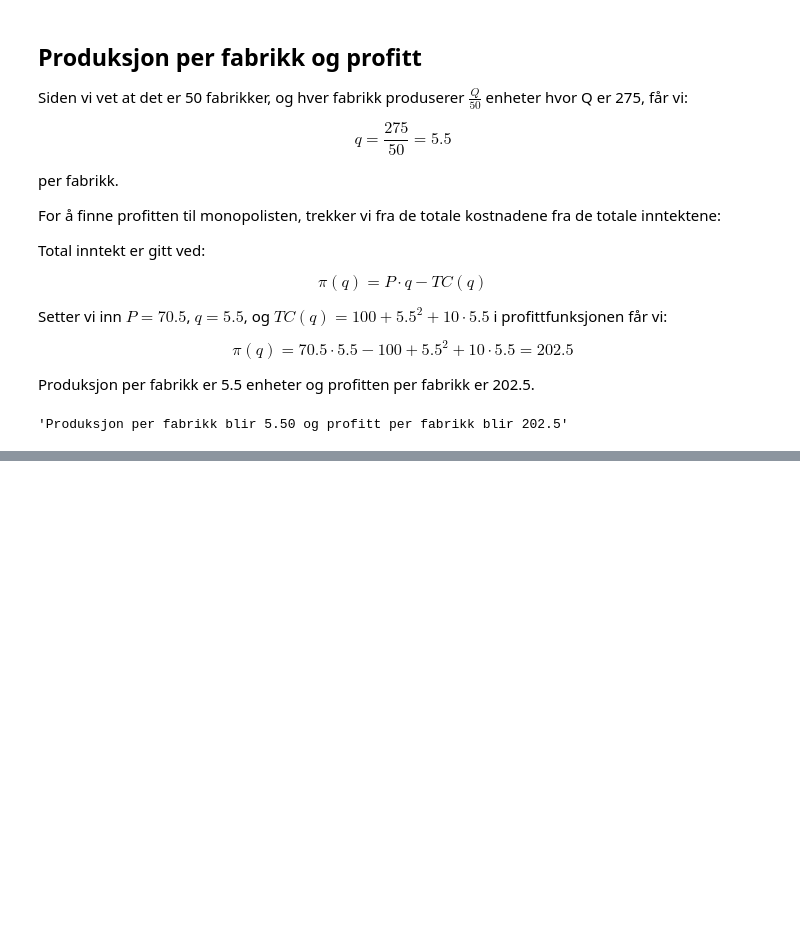
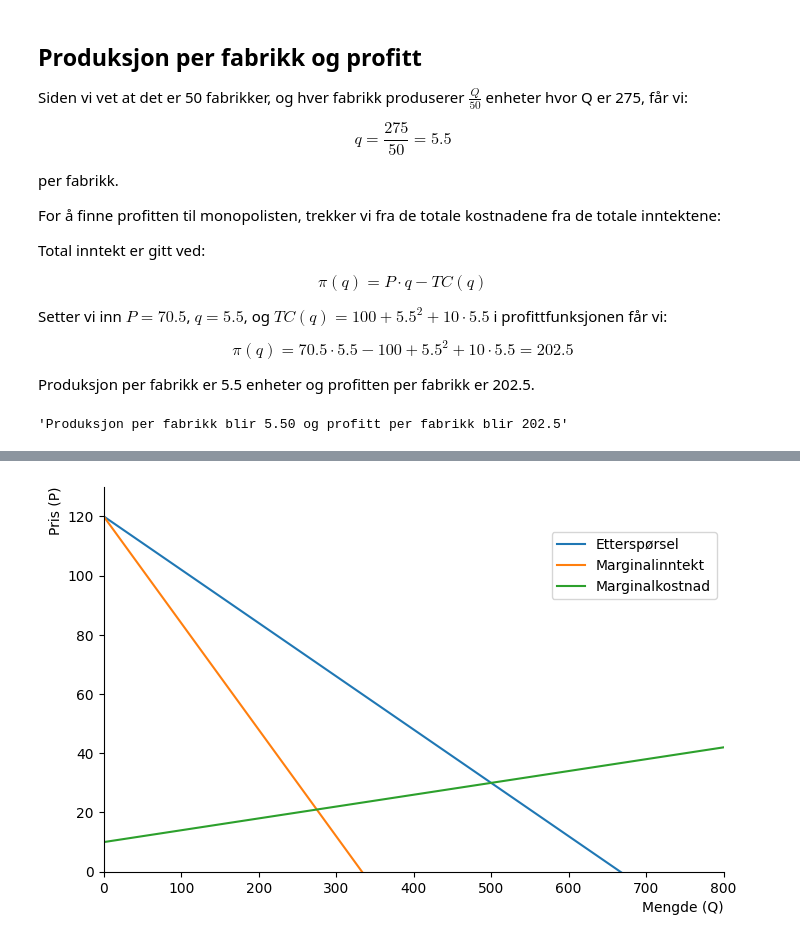
Before and after one commit to DanielFabioG/SOK-2030-Seminar, a Jupyter notebook: Seminar1.ipynb, the cells around one changed output, grey strips where cells are left out. Drawn from its saved outputs; the diff is of its cells as text; code cells hidden in the pictures; blank space fills up the shorter version.

```diff
--- a/Seminar1.ipynb
+++ b/Seminar1.ipynb
@@ -366,0 +370,36 @@ f'Produksjon per fabrikk blir {Optimal_q} og profitt per fabrikk blir {Profitt_p
+# %%
+# Invers etterspørsel har vi regnet ut tidligere
+def invers_etterspørsel(a, b, Q):
+    return a - (b*Q)
+# Marginalinntekt er den deriverte av totalinntekten
+def MR(a, b, Q):
+    return a - (2*b*Q)
+# Marginalkostnad er den deriverte av totalkostnaden
+def MC(Q):
+    return 10+(Q/25)
+
+#Q-verdier
+Q = np.linspace(0.001, 1000, 1000)
+
+
+#funksjon for å skape akse
+def create_ax():
+                fig, ax = plt.subplots(figsize=(8, 5))
+                ax.set_ylabel('Pris (P)', loc='top', rotation=90)
+                ax.set_xlabel('Mengde (Q)', loc='right')
+                ax.spines['top'].set_color('none')
+                ax.spines['right'].set_color('none')
+                return fig, ax
+
+
+fig, ax = create_ax()
+ax.plot(Q, invers_etterspørsel(120, 9/50, Q), label="Etterspørsel")
+ax.plot(Q, MR(120, 9/50, Q), label="Marginalinntekt")
+ax.plot(Q, MC(Q), label="Marginalkostnad")
+
+ax.set(xlim=(0, 800))
+ax.set(ylim=(0, 130))
+
+ax.legend(bbox_to_anchor=(1,0.9));
+# %% [output]
+[figure, added]
```
Also changed, not shown: parts of 8 cells of this notebook.
